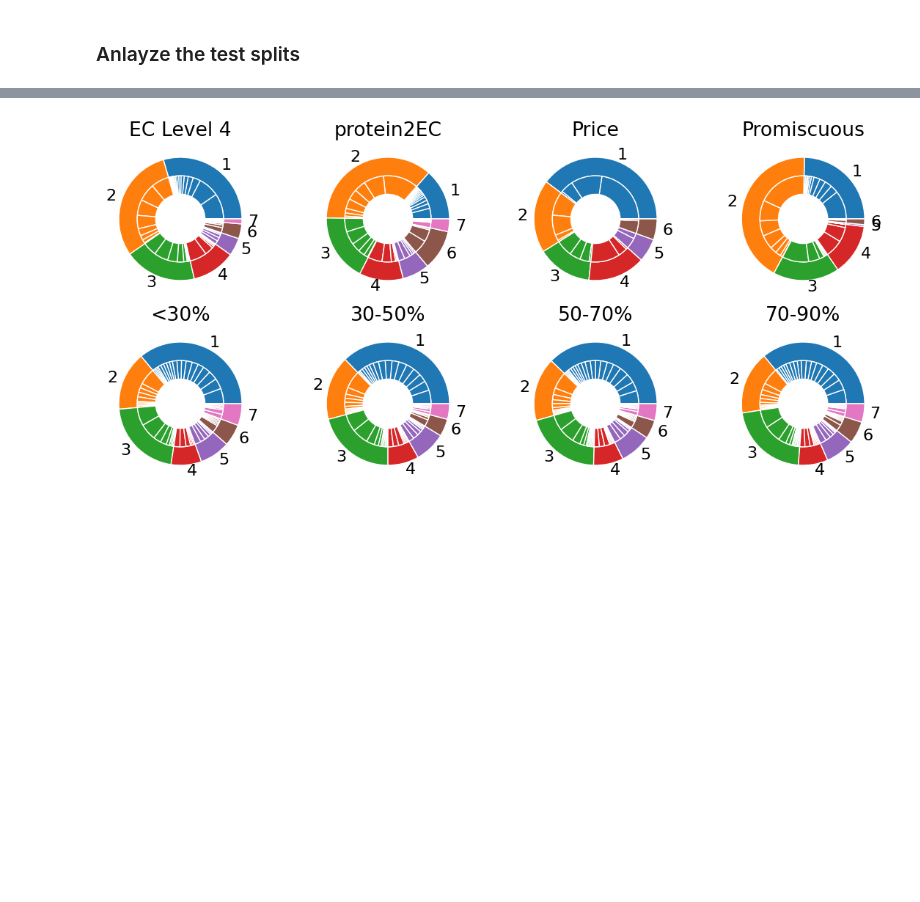
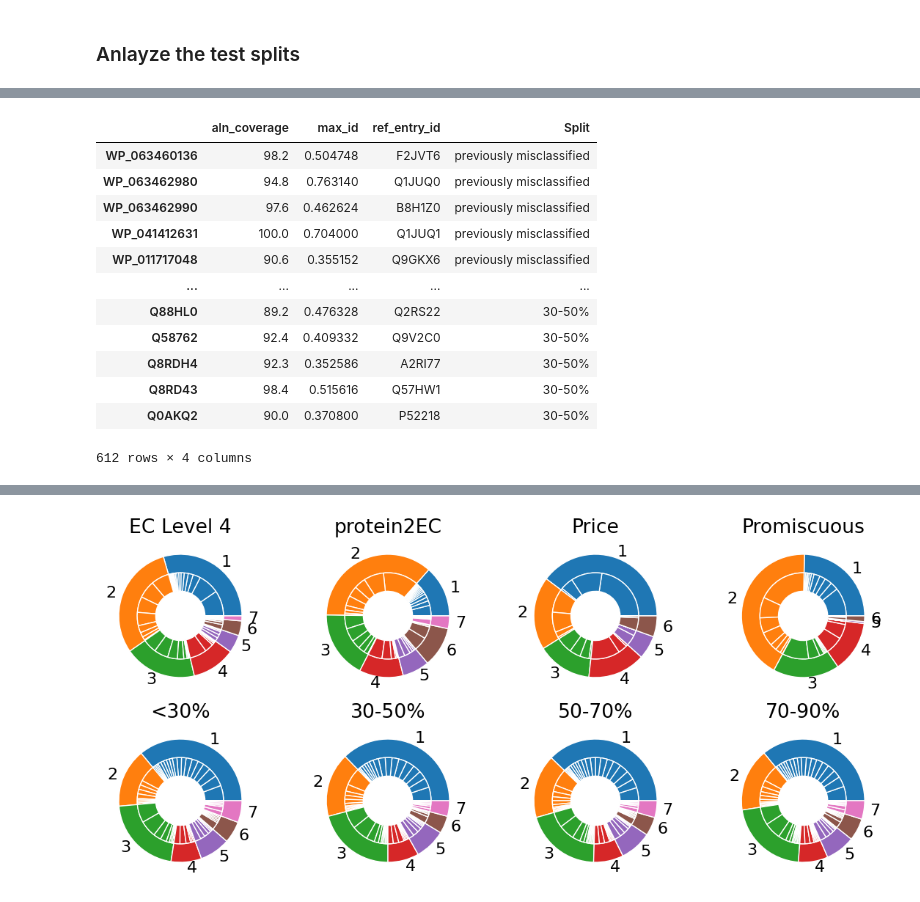
Before and after one commit to jsunn-y/CARE, a Jupyter notebook: generate_datasets_splits/dataset_visualization.ipynb, the cells around one changed output, grey strips where cells are left out. Saved outputs shown, nothing was run; the diff lists cells and outputs as text; code cells hidden in the pictures; blank space fills up the shorter version.

```diff
--- a/generate_datasets_splits/dataset_visualization.ipynb
+++ b/generate_datasets_splits/dataset_visualization.ipynb
@@ -409,0 +349,17 @@ all_results
+# %%
+all_results['max_id'] = all_results['max_id']/100
+all_results
+# %% [output]
+|  | aln_coverage | max_id | ref_entry_id | Split |
+| WP_063460136 | 98.2 | 0.504748 | F2JVT6 | previously misclassified |
+| WP_063462980 | 94.8 | 0.763140 | Q1JUQ0 | previously misclassified |
+| WP_063462990 | 97.6 | 0.462624 | B8H1Z0 | previously misclassified |
+| WP_041412631 | 100.0 | 0.704000 | Q1JUQ1 | previously misclassified |
+| WP_011717048 | 90.6 | 0.355152 | Q9GKX6 | previously misclassified |
+| ... | ... | ... | ... | ... |
+| Q88HL0 | 89.2 | 0.476328 | Q2RS22 | 30-50% |
+| Q58762 | 92.4 | 0.409332 | Q9V2C0 | 30-50% |
+| Q8RDH4 | 92.3 | 0.352586 | A2RI77 | 30-50% |
+| Q8RD43 | 98.4 | 0.515616 | Q57HW1 | 30-50% |
+| Q0AKQ2 | 90.0 | 0.370800 | P52218 | 30-50% |
+612 rows × 4 columns
```
Also changed, not shown: parts of 15 cells of this notebook, 17 other files.
